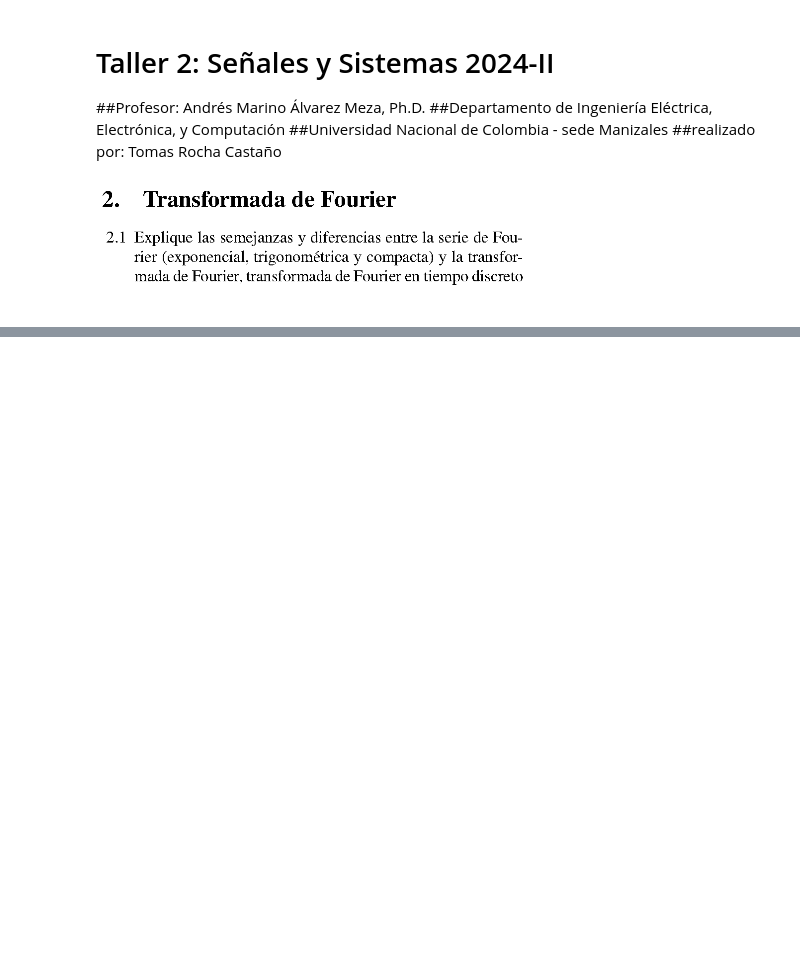
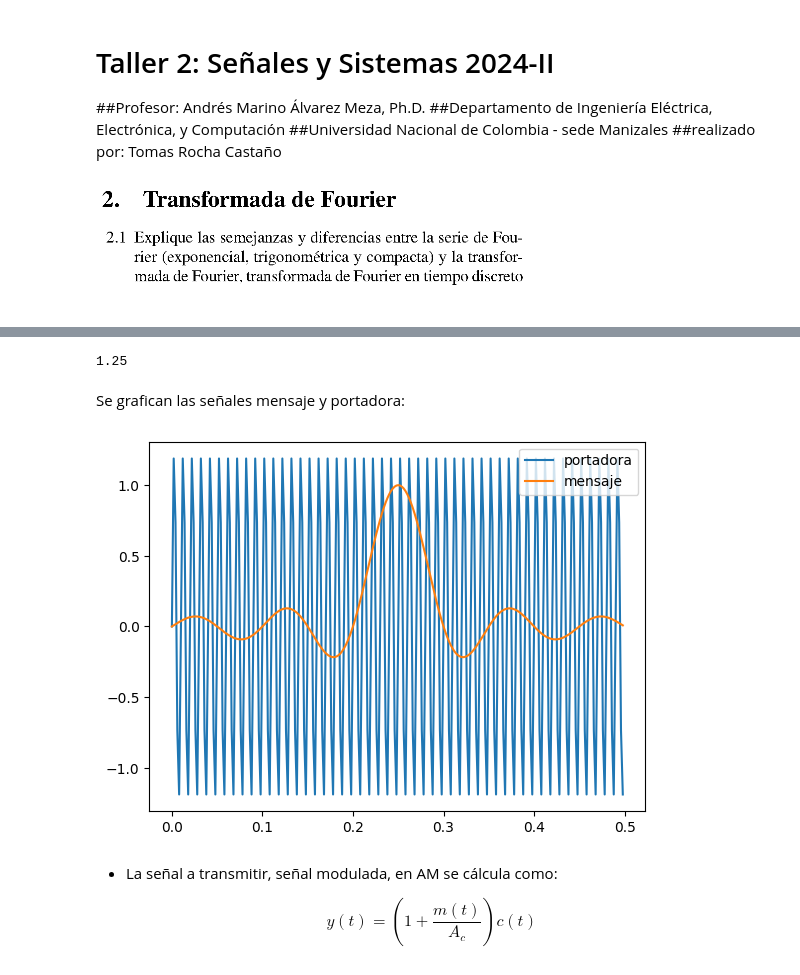
Before and after one commit to Rocha212/Senales, a Jupyter notebook: corte2/Taller2TomasRocha.ipynb, the cells around one changed output, grey strips where cells are left out. Cells and saved outputs as stored; diff of their text form; code cells hidden in the pictures; blank space fills up the shorter version.

```diff
--- a/corte2/Taller2TomasRocha.ipynb
+++ b/corte2/Taller2TomasRocha.ipynb
@@ -66,0 +146,39 @@ diferencias
+# %%
+import numpy as np
+import matplotlib.pyplot as plt
+#Frecuencia portadora y muestreo
+
+Fc = 100 #frecuencia de portadora
+
+Fm = 10 #frecuencia del mensaje
+Am = 1 #amplitud del mensaje
+
+
+ti = 0
+tf = 5/Fm #cantidad de periodos a graficar de la
+
+Fs = 5*Fc #frecuencia muestreo
+
+t = np.arange(ti,tf,1/Fs) #vector del tiempo
+m = Am*np.sinc(2*np.pi*Fm*(t-0.5*tf)/np.pi)#Am*np.cos(2*np.pi*Fm*t) #mensaje #
+
+Im = 0.8 # Im = peak(m(t))/Ac ->  Ac = peak(m(t))/Im
+
+Ac = max(abs(m))/Im #amplitud de la portadora según índice de modulación
+c = Ac*np.sin(2*np.pi*Fc*t) #portadora
+print(Ac)
+# %% [output]
+1.25
+# %% [markdown]
+Se grafican las señales mensaje y portadora:
+# %%
+plt.plot(t,c,label='portadora')
+plt.plot(t,m,label='mensaje')
+plt.legend()
+plt.show()
+# %% [output]
+[figure, added]
+# %% [markdown]
+- La señal a transmitir, señal modulada, en AM se cálcula como:
+
+$$y(t)= \left(1+\frac{m(t)}{A_c}\right)c(t)$$
```
Also changed, not shown: parts of 13 cells of this notebook.
